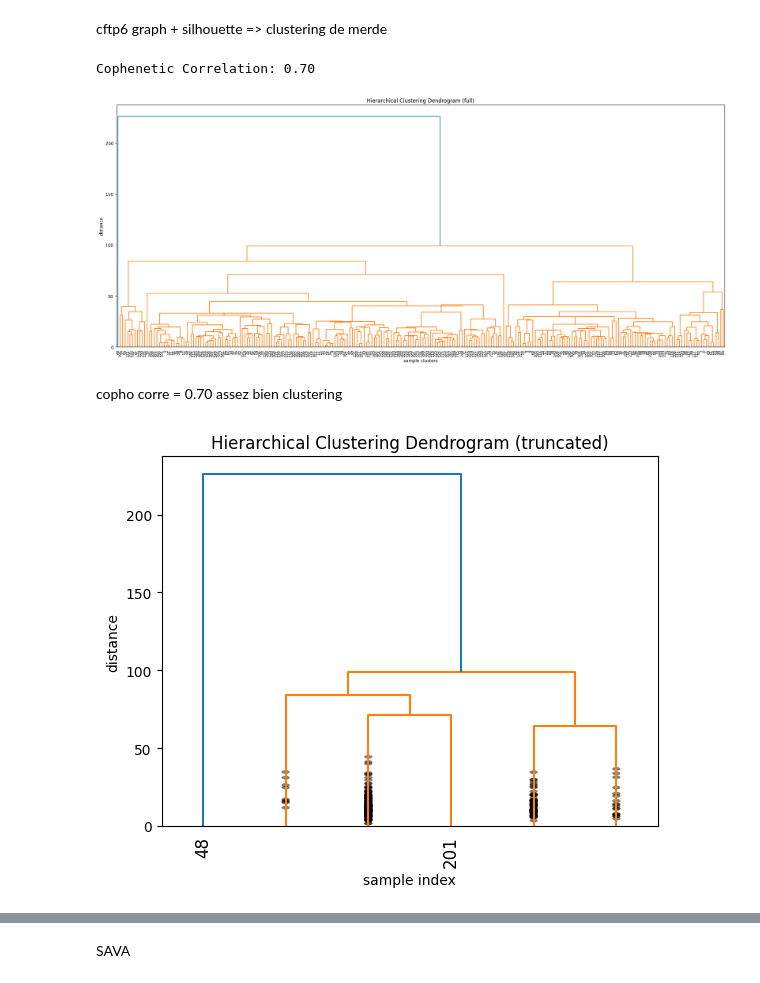
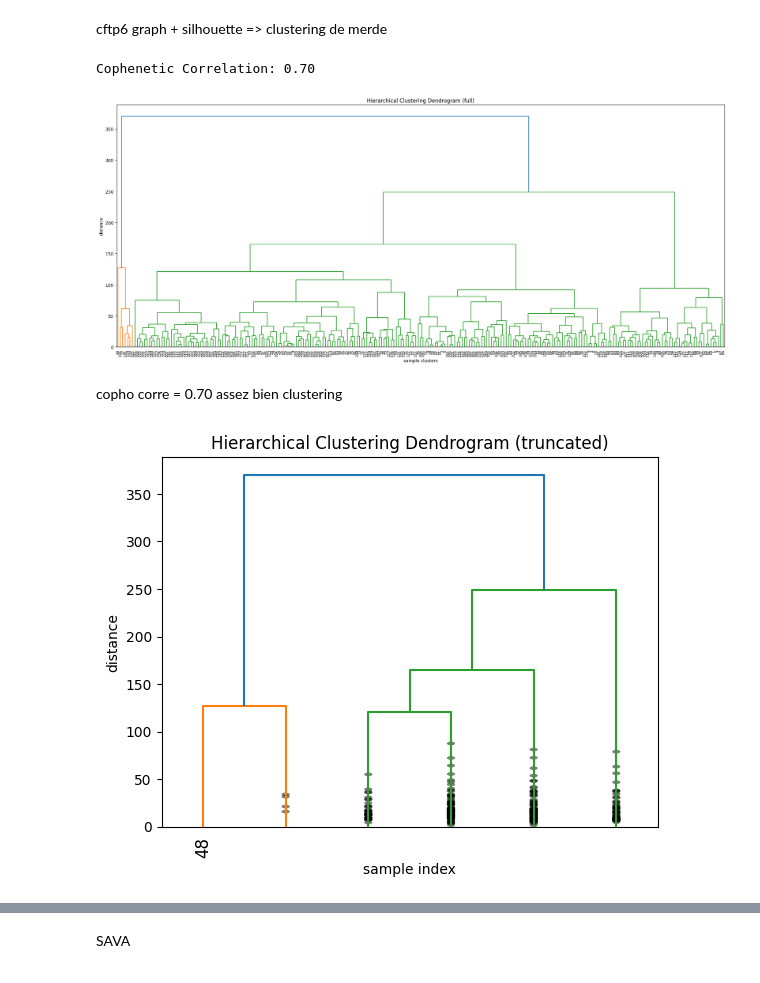
Before and after one commit to zelinze/ToBeeOrNotToBee, a Jupyter notebook: ml_dl.ipynb, the cells around one changed output, grey strips where cells are left out. Cells and saved outputs as stored; diff of their text form; code cells hidden in the pictures.

Commit message:
new features + maj des graph

```diff
--- a/ml_dl.ipynb
+++ b/ml_dl.ipynb
@@ -397,22 +361,22 @@ from scipy.spatial.distance import pdist
 # %%
 # alternative linkage methods: 'single', 'complete', 'average', 'cityblock' aka Manhattan, 'hamming', 'cosine'...
 
-Z = linkage(X, 'centroid', optimal_ordering=True)
+Z = linkage(X, 'complete', optimal_ordering=True)
 
 c, coph_dists = cophenet(Z, pdist(X))
 print('Cophenetic Correlation: %1.2f' % c)
 
 plt.figure(figsize=(25, 10))
 plt.title('Hierarchical Clustering Dendrogram (full)')
 plt.xlabel('sample clusters')
 plt.ylabel('distance')
 
 dendrogram( Z, leaf_rotation=90., leaf_font_size=8.,)
 
 plt.show()
 # %% [output]
 Cophenetic Correlation: 0.70
-[figure, old version]
+[figure, new version]
 # %% [markdown]
 copho corre = 0.70 assez bien clustering
 # %%
@@ -431,7 +395,7 @@ dendrogram(
 )
 plt.show()
 # %% [output]
-[figure, old version]
+[figure, new version]
 # %%
 max_d = 15
 clusters = fcluster( Z, max_d, criterion='distance')
```
Also changed, not shown: parts of 25 cells of this notebook, 6 other files.
